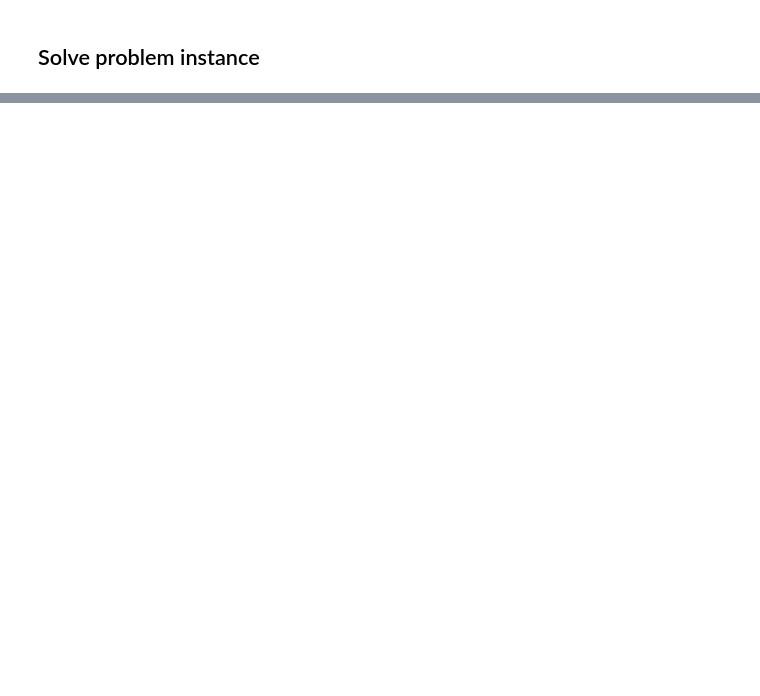
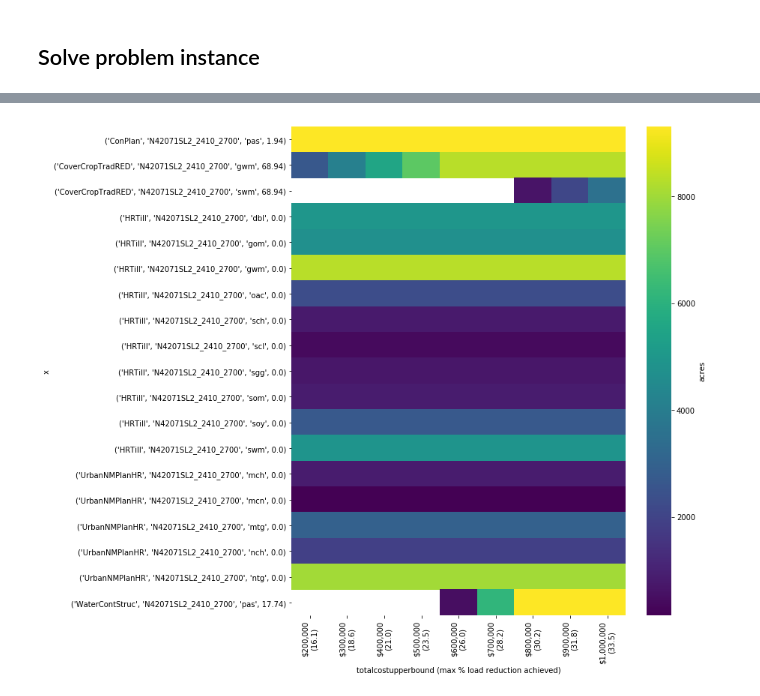
Before and after one commit to dkauf42/bayota, a Jupyter notebook: jnotebooks/subproblem_runner-iterate-LoadObj.ipynb, the cells around one changed output, grey strips where cells are left out. Saved outputs shown, nothing was run; the diff lists cells and outputs as text; code cells hidden in the pictures; blank space fills up the shorter version.

```diff
--- a/jnotebooks/subproblem_runner-iterate-LoadObj.ipynb
+++ b/jnotebooks/subproblem_runner-iterate-LoadObj.ipynb
@@ -15,3 +0,0 @@ Populating the interactive namespace from numpy and matplotlib
-# %%
-baseexppath = '/Users/Danny/Desktop/CATEGORIES/CAREER_MANAGEMENT/CRC_ResearchScientist_Optimization/Optimization_Tool/2_ExperimentFolder/'
-projectpath = os.path.join(baseexppath, 'ampl/OptEfficiencySubProblem/')
@@ -143 +118,23 @@ Objective is: 17
 ... (7 outputs left out)
+# %%
+alldfs = pd.concat(df_list)
+print(type(alldfs))
+print(alldfs.shape)
+
+alldfs['x'] = list(zip(alldfs.bmpshortname, alldfs.landriversegment, alldfs.loadsource, alldfs.totalannualizedcostperunit))
+display(alldfs.head(2))
+
+df_piv = alldfs.pivot(index='totalcostupperbound', columns='x', values='acres')
+
+df_piv.reset_index(level=['totalcostupperbound'], inplace=True)  # make totalcostupperbound into a regular column
+display(df_piv.head(3))
+
+df_piv['range']=df_piv.drop('totalcostupperbound', axis=1).apply(lambda x : list((0, int(math.ceil(np.nanmax(x))+1))), 1)
+display(df_piv.tail(3))
+
+# get unique BMP-LRseg-Loadsource combinations:
+# ucombos = set(zip(alldfs.bmpshortname, alldfs.landriversegment, alldfs.loadsource))
+
+# solution_objectives
+df_piv['objective'] = df_piv['totalcostupperbound'].map(solution_objectives)
+df_piv.head(3)
@@ -144,3 +185,21 @@ Objective is: 17
+# %%
+fig = plt.figure(figsize=(10, 12))
+ax = sns.heatmap(df_piv[df_piv.columns.difference(['totalcostupperbound', 'range', 'objective'])].T,
+                cmap='viridis',
+                cbar_kws={'label': 'acres'},
+                xticklabels=list( '%s\n(%.1f)' % ("${0:,.0f}".format(x),y)
+                                 for x,y in
+                                 zip(df_piv['totalcostupperbound'], round(df_piv['objective'],1))
+                                )
+                )
+plt.xlabel("totalcostupperbound (max % load reduction achieved)")
+
+filenamestr = ''.join(['output/loadobj_heatmap_costboundsequence_', solvername, '_',
+                           datetime.now().strftime('%Y-%m-%d_%H%M%S'), '.png'])
+savefilepathandname = os.path.join(projectpath, filenamestr)
+plt.savefig(savefilepathandname, bbox_inches='tight')
+# %% [output]
+[figure, added]
 # %%
 # # Other ways to access the optimal values:
 # mdl.x['HRTill', 'N51133RL0_6450_0000', 'oac'].value
```
Also changed, not shown: parts of 11 cells of this notebook, 13 other files.
